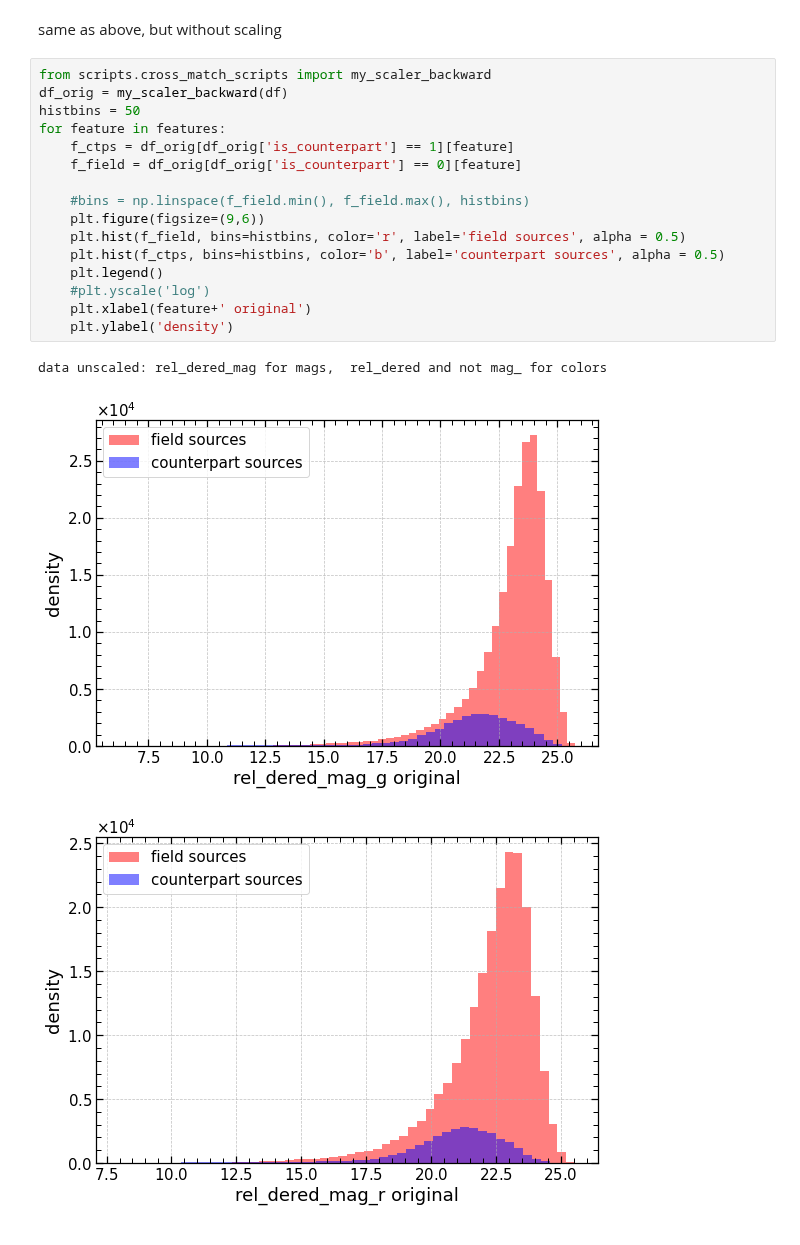
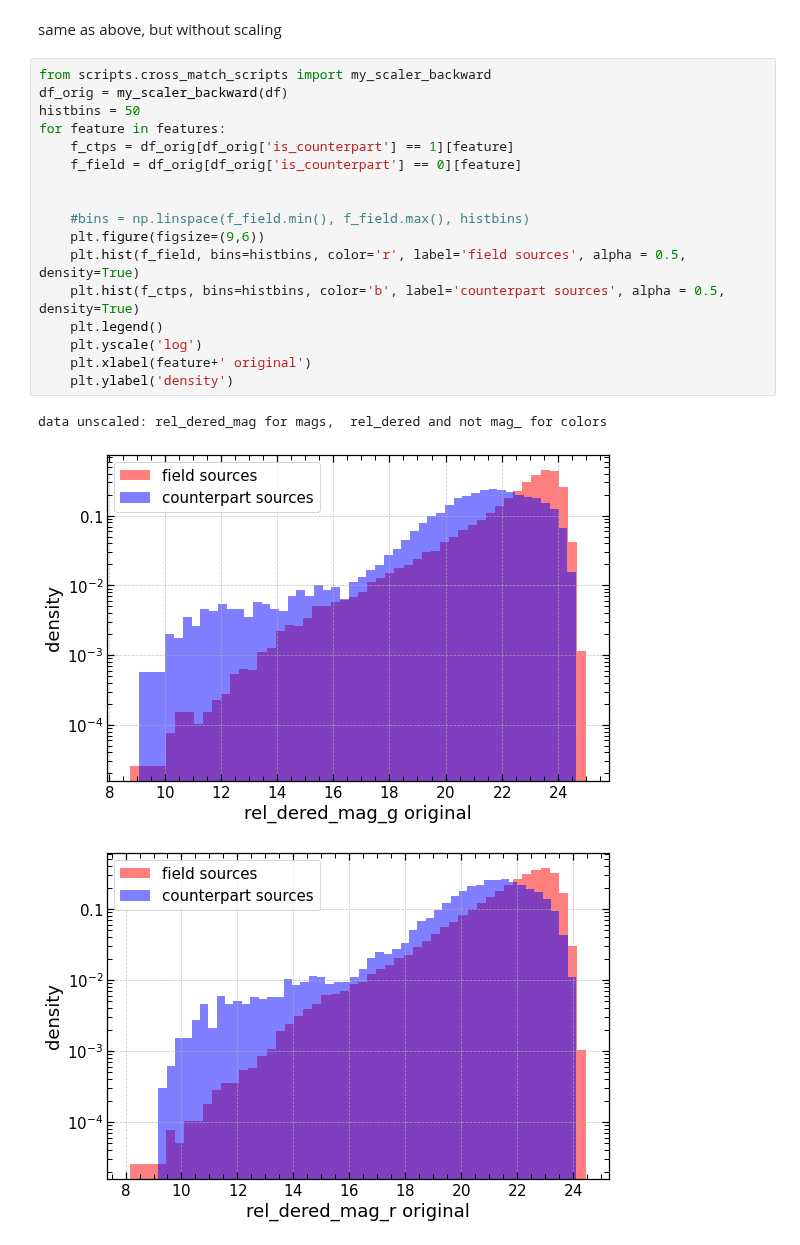
Before and after one commit to SergeiDBykov/lockman_hole, a Jupyter notebook: 1_desi-photo-prior/3_prior-learning-fain-features.ipynb, the cells around one changed output. Drawn from its saved outputs; the diff is of its cells as text.

```diff
--- a/1_desi-photo-prior/3_prior-learning-fain-features.ipynb
+++ b/1_desi-photo-prior/3_prior-learning-fain-features.ipynb
@@ -112,20 +112,21 @@ same as above, but without scaling
 # %%
 from scripts.cross_match_scripts import my_scaler_backward
 df_orig = my_scaler_backward(df)
 histbins = 50
 for feature in features:
     f_ctps = df_orig[df_orig['is_counterpart'] == 1][feature]
     f_field = df_orig[df_orig['is_counterpart'] == 0][feature]
 
+
     #bins = np.linspace(f_field.min(), f_field.max(), histbins)
     plt.figure(figsize=(9,6))
-    plt.hist(f_field, bins=histbins, color='r', label='field sources', alpha = 0.5)
-    plt.hist(f_ctps, bins=histbins, color='b', label='counterpart sources', alpha = 0.5)
+    plt.hist(f_field, bins=histbins, color='r', label='field sources', alpha = 0.5, density=True)
+    plt.hist(f_ctps, bins=histbins, color='b', label='counterpart sources', alpha = 0.5, density=True)
     plt.legend()
-    #plt.yscale('log')
+    plt.yscale('log')
     plt.xlabel(feature+' original')
     plt.ylabel('density')
 # %% [output]
 data unscaled: rel_dered_mag for mags,  rel_dered and not mag_ for colors
-[figure, old version]
+[figure, new version]
-[figure, old version]
+[figure, new version]
```
Also changed, not shown: parts of 4 cells of this notebook, 7 other files.
